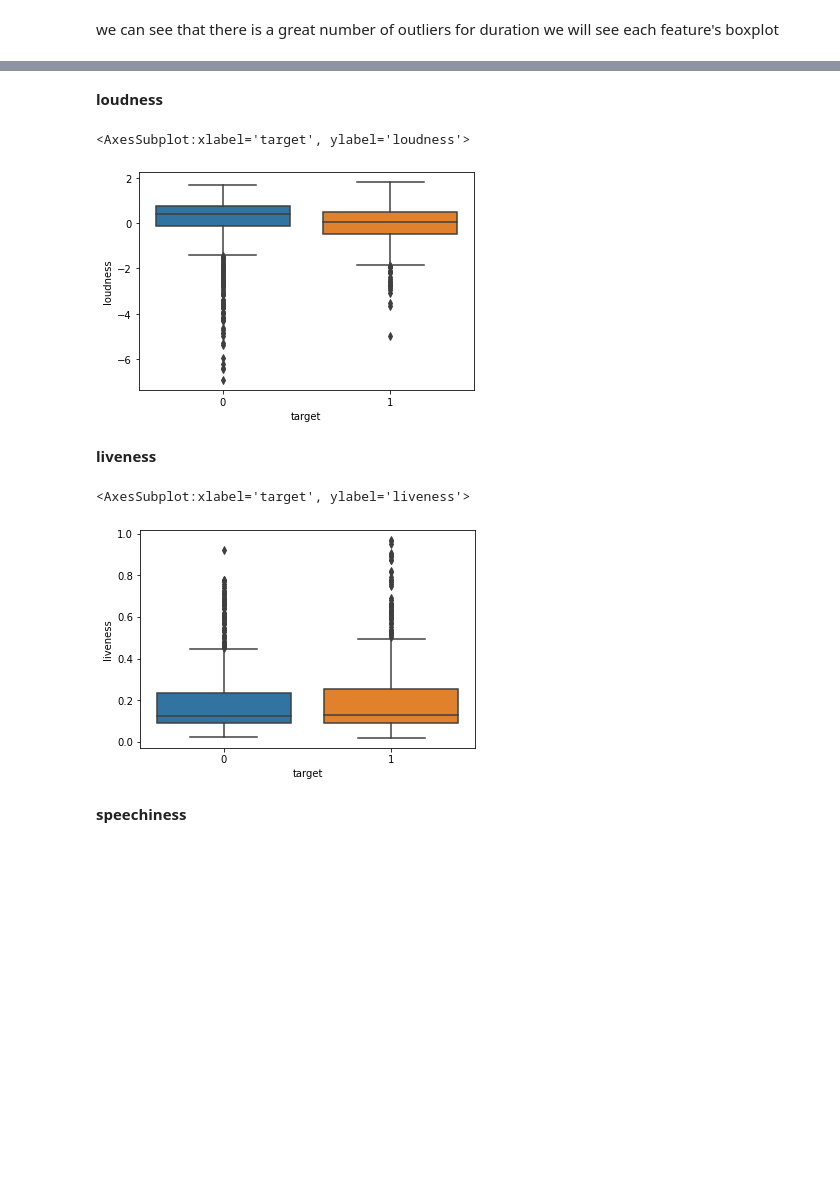
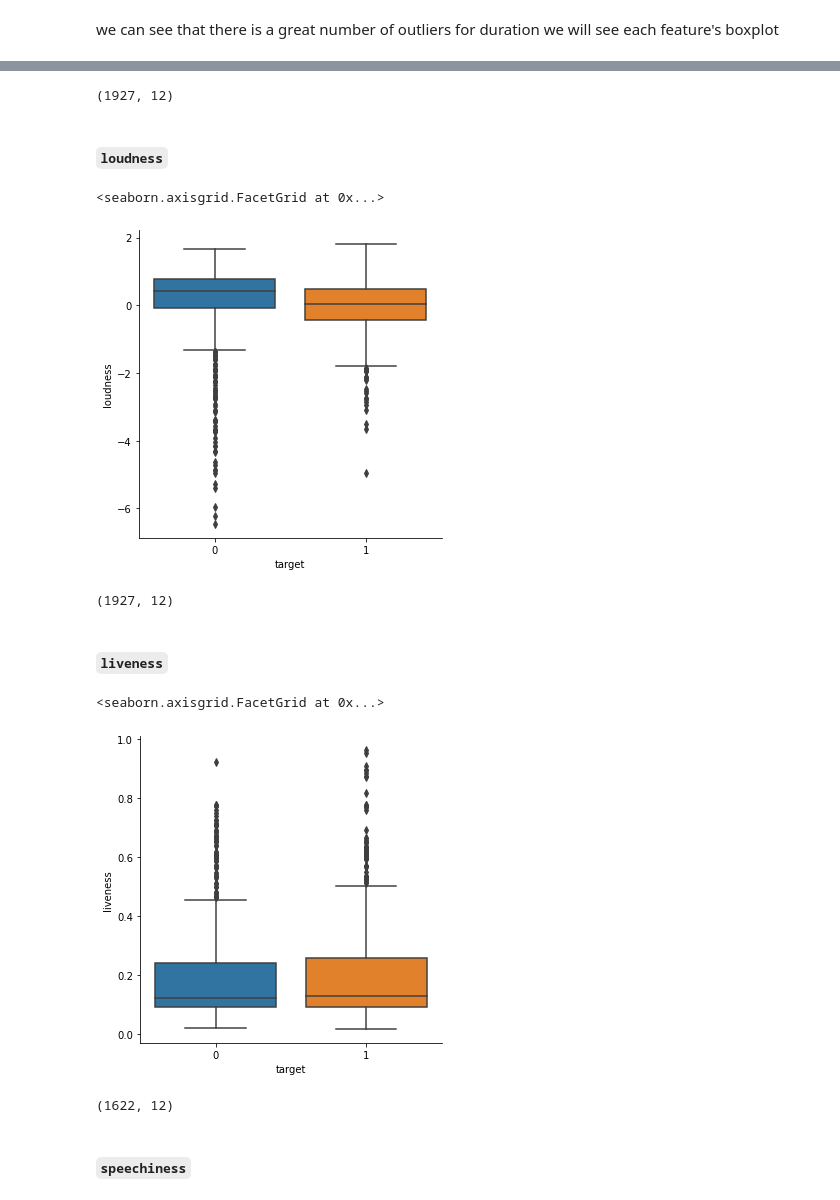
Before and after one commit to AhmedCharfeddine/spotify-recommender-system, a Jupyter notebook: Notebook 1.ipynb, the cells around one changed output, grey strips where cells are left out. Saved outputs shown, nothing was run; the diff lists cells and outputs as text; code cells hidden in the pictures; blank space fills up the shorter version.

```diff
--- a/Notebook 1.ipynb
+++ b/Notebook 1.ipynb
@@ -273,3 +266,3 @@ sns.boxplot(x="target",y=standard_spotify.columns[0] ,data=standard_spotify)
 # %%
 #standard_spotify[standard_spotify['target']==1][standard_spotify['duration_ms']<-2] =936
-d1=standard_spotify[standard_spotify['duration_ms']<8].drop(index=936)
+d1=standard_spotify[standard_spotify['duration_ms'].between(-2, 2)]
@@ -276,9 +274,13 @@ d1=standard_spotify[standard_spotify['duration_ms']<8].drop(index=936)
+# %%
+d1.shape
+# %% [output]
+(1927, 12)
 # %% [markdown]
-**loudness**
+#### `loudness`
 # %%
-sns.boxplot(x="target",y=d1.columns[2] ,data=d1)
+sns.catplot(data=d1, x='target', y='loudness', kind='box')
 # %% [output]
-<AxesSubplot:xlabel='target', ylabel='loudness'>
+<seaborn.axisgrid.FacetGrid at 0x...>
-[figure, old version]
+[figure, new version]
 # %%
 #d1[d1['target']==1][d1['loudness']<-4] =817
@@ -286,9 +288,13 @@ d1=d1[d1['duration_ms']<8].drop(index=817)
+# %%
+d1.shape
+# %% [output]
+(1927, 12)
 # %% [markdown]
-**liveness**
+#### `liveness`
 # %%
-sns.boxplot(x="target",y=d1.columns[7] ,data=d1)
+sns.catplot(data=d1, x='target', y='liveness', kind='box')
 # %% [output]
-<AxesSubplot:xlabel='target', ylabel='liveness'>
+<seaborn.axisgrid.FacetGrid at 0x...>
-[figure, old version]
+[figure, new version]
 # %%
 #d1[d1['target']==0][d1['liveness']>0.8] =1432
@@ -296,3 +302,7 @@ d1=d1[d1['duration_ms']<8].drop(index=1432)
+# %%
+d1.shape
+# %% [output]
+(1622, 12)
 # %% [markdown]
-**speechiness**
+#### `speechiness`
 # %%
```
Also changed, not shown: parts of 26 cells of this notebook.
